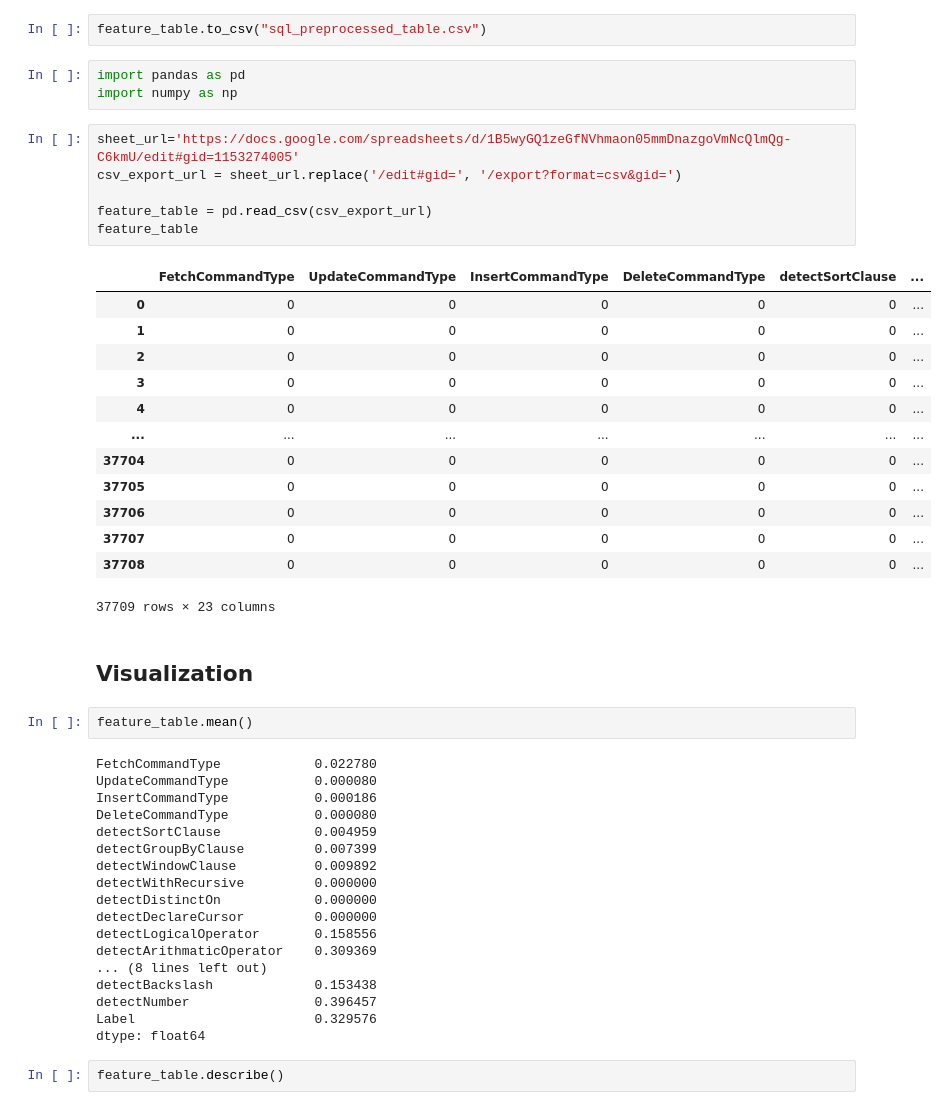
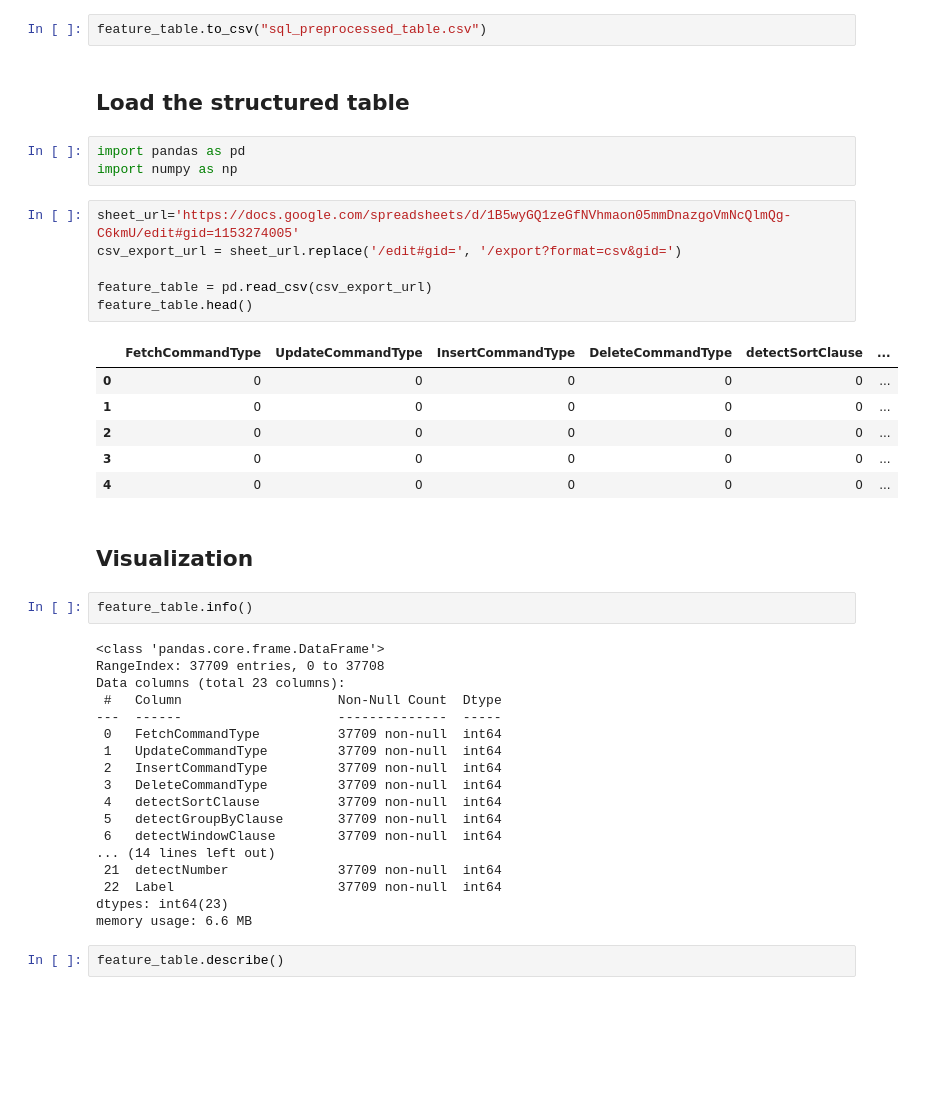
Before and after one commit to Sajid576/data-mining-techniques-to-detect-sql-nosql-injection-attack, a Jupyter notebook: sql_data_analysis.ipynb, the cells around one changed output. Cells and saved outputs as stored; diff of their text form; blank space fills up the shorter version.

```diff
--- a/sql_data_analysis.ipynb
+++ b/sql_data_analysis.ipynb
@@ -875,51 +875,46 @@ SQL feature extraction object created
 # Write feature table to CSV
 # %%
 feature_table.to_csv("sql_preprocessed_table.csv")
+# %% [markdown]
+## Load the structured table
 # %%
 import pandas as pd
 import numpy as np
 # %%
 sheet_url='https://docs.google.com/spreadsheets/d/1B5wyGQ1zeGfNVhmaon05mmDnazgoVmNcQlmQg-C6kmU/edit#gid=1153274005'
 csv_export_url = sheet_url.replace('/edit#gid=', '/export?format=csv&gid=')
 
 feature_table = pd.read_csv(csv_export_url)
-feature_table
+feature_table.head()
 # %% [output]
 |  | FetchCommandType | UpdateCommandType | InsertCommandType | DeleteCommandType | detectSortClause | ... |
 | 0 | 0 | 0 | 0 | 0 | 0 | ... |
 | 1 | 0 | 0 | 0 | 0 | 0 | ... |
 | 2 | 0 | 0 | 0 | 0 | 0 | ... |
 | 3 | 0 | 0 | 0 | 0 | 0 | ... |
 | 4 | 0 | 0 | 0 | 0 | 0 | ... |
-| ... | ... | ... | ... | ... | ... | ... |
-| 37704 | 0 | 0 | 0 | 0 | 0 | ... |
-| 37705 | 0 | 0 | 0 | 0 | 0 | ... |
-| 37706 | 0 | 0 | 0 | 0 | 0 | ... |
-| 37707 | 0 | 0 | 0 | 0 | 0 | ... |
-| 37708 | 0 | 0 | 0 | 0 | 0 | ... |
-37709 rows × 23 columns
 # %% [markdown]
 ## Visualization
 # %%
-feature_table.mean()
+feature_table.info()
 # %% [output]
-FetchCommandType            0.022780
-UpdateCommandType           0.000080
-InsertCommandType           0.000186
-DeleteCommandType           0.000080
-detectSortClause            0.004959
-detectGroupByClause         0.007399
-detectWindowClause          0.009892
-detectWithRecursive         0.000000
-detectDistinctOn            0.000000
-detectDeclareCursor         0.000000
-detectLogicalOperator       0.158556
-detectArithmaticOperator    0.309369
-... (8 lines left out)
-detectBackslash             0.153438
-detectNumber                0.396457
-Label                       0.329576
-dtype: float64
+<class 'pandas.core.frame.DataFrame'>
+RangeIndex: 37709 entries, 0 to 37708
+Data columns (total 23 columns):
+ #   Column                    Non-Null Count  Dtype
+---  ------                    --------------  -----
+ 0   FetchCommandType          37709 non-null  int64
+ 1   UpdateCommandType         37709 non-null  int64
+ 2   InsertCommandType         37709 non-null  int64
+ 3   DeleteCommandType         37709 non-null  int64
+ 4   detectSortClause          37709 non-null  int64
+ 5   detectGroupByClause       37709 non-null  int64
+ 6   detectWindowClause        37709 non-null  int64
+... (14 lines left out)
+ 21  detectNumber              37709 non-null  int64
+ 22  Label                     37709 non-null  int64
+dtypes: int64(23)
+memory usage: 6.6 MB
 # %%
 feature_table.describe()
 # %% [output]
```
Also changed, not shown: parts of 12 cells of this notebook.
